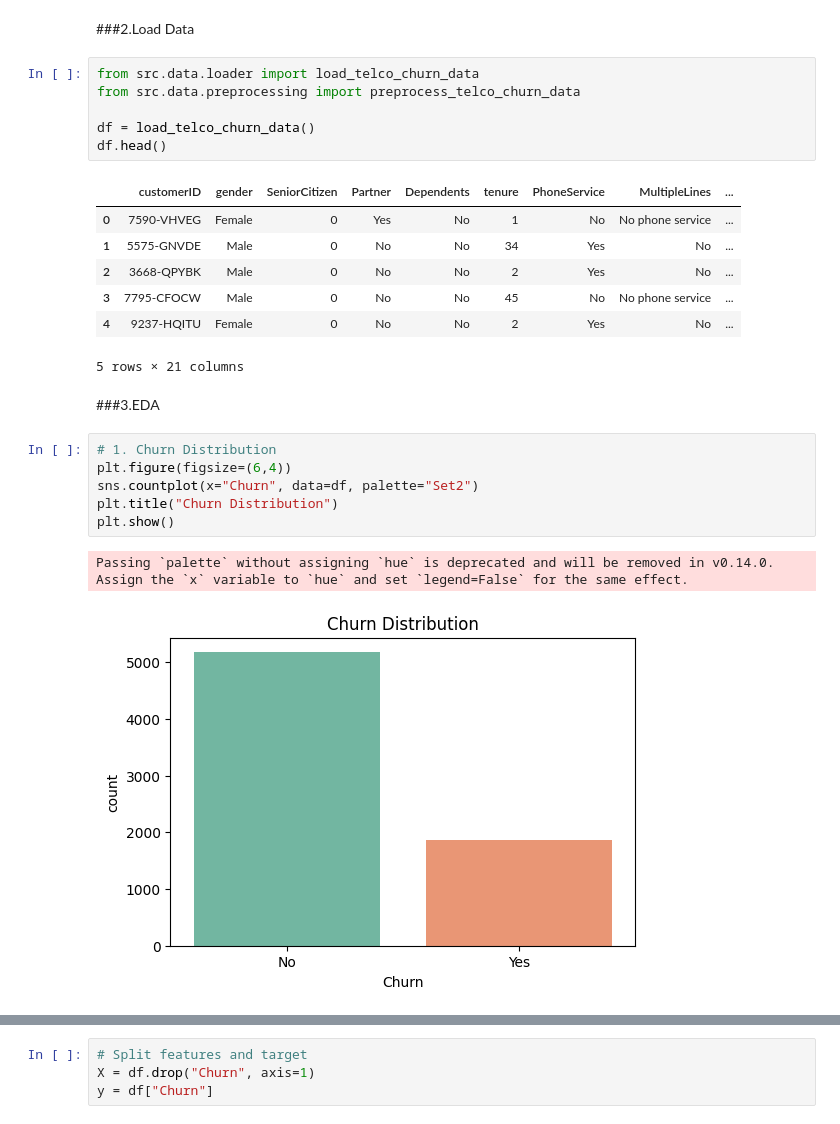
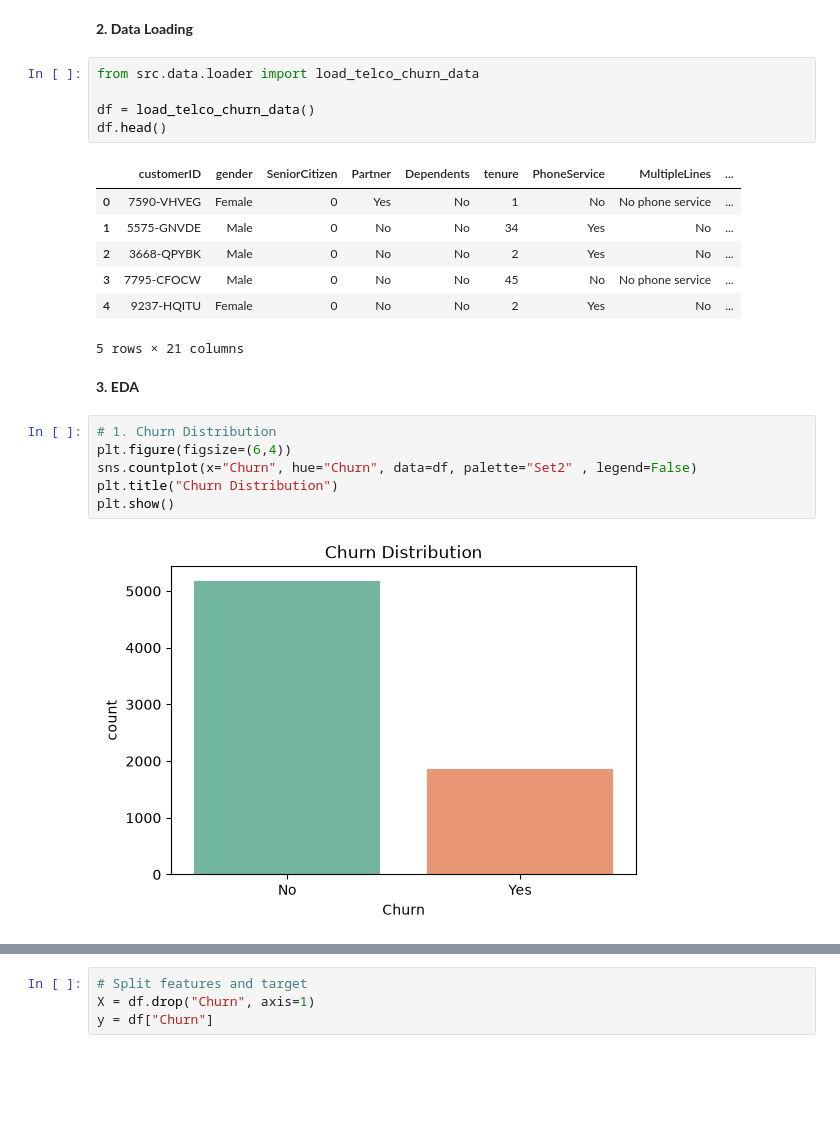
Before and after one commit to prangya-k-nayak/telco-churn-analysis, a Jupyter notebook: notebooks/TelcoChurn.ipynb, the cells around one changed output, grey strips where cells are left out. Drawn from its saved outputs; the diff is of its cells as text; blank space fills up the shorter version.

```diff
--- a/notebooks/TelcoChurn.ipynb
+++ b/notebooks/TelcoChurn.ipynb
@@ -22,9 +33,8 @@ from src.models.evaluate import evaluate_model
 import plotly.express as px
 # %% [markdown]
-###2.Load Data
+**2. Data Loading**
 # %%
 from src.data.loader import load_telco_churn_data
-from src.data.preprocessing import preprocess_telco_churn_data
 
 df = load_telco_churn_data()
 df.head()
@@ -37,16 +47,15 @@ df.head()
 | 4 | 9237-HQITU | Female | 0 | No | No | 2 | Yes | No | ... |
 5 rows × 21 columns
 # %% [markdown]
-###3.EDA
+**3. EDA**
 # %%
 # 1. Churn Distribution
 plt.figure(figsize=(6,4))
-sns.countplot(x="Churn", data=df, palette="Set2")
+sns.countplot(x="Churn", hue="Churn", data=df, palette="Set2" , legend=False)
 plt.title("Churn Distribution")
 plt.show()
 # %% [output]
-Passing `palette` without assigning `hue` is deprecated and will be removed in v0.14.0. Assign the `x` variable to `hue` and set `legend=False` for the same effect.
-[figure, old version]
+[figure, new version]
 # %%
 # 2. Gender vs Churn
 plt.figure(figsize=(6,4))
```
Also changed, not shown: parts of 28 cells of this notebook, 9 other files.
